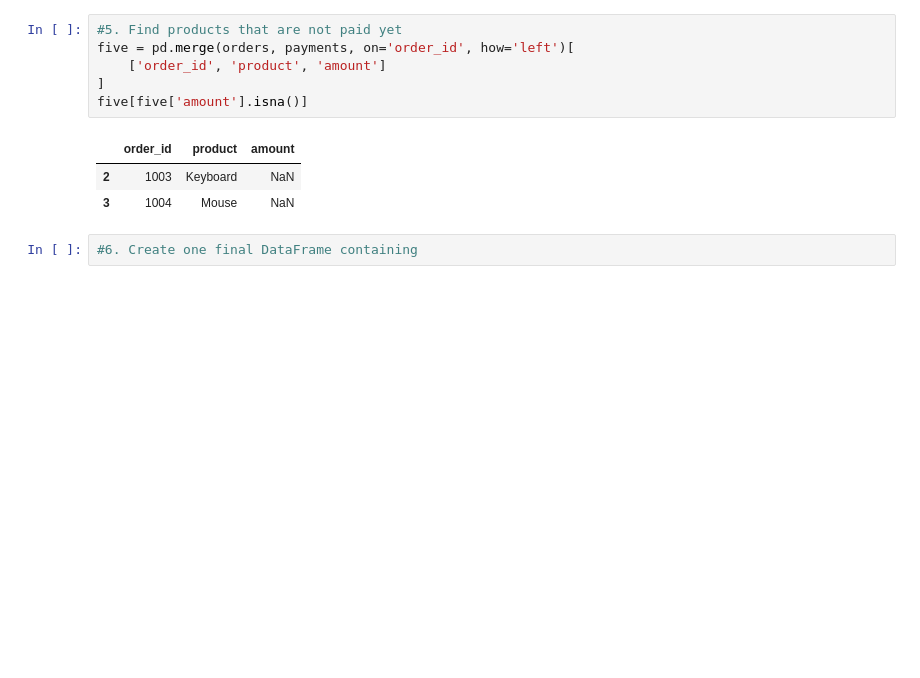
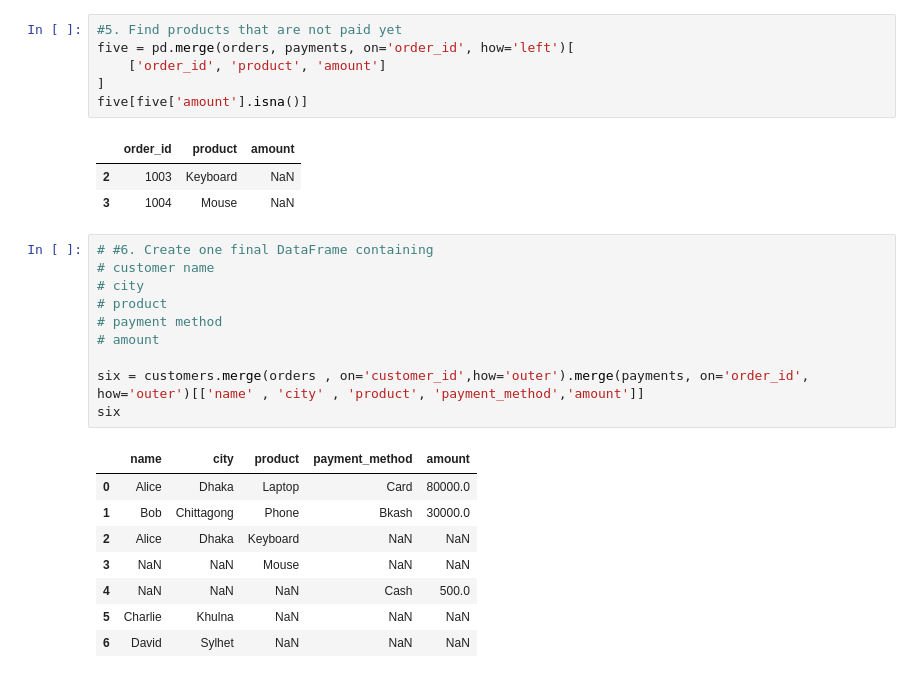
Before and after one commit to ariyan378/python-problem-solving, a Jupyter notebook: python-problem/merge_excercise.ipynb, the cells around one changed output. Cells and saved outputs as stored; diff of their text form; blank space fills up the shorter version.

Commit message:
merge pandas

```diff
--- a/python-problem/merge_excercise.ipynb
+++ b/python-problem/merge_excercise.ipynb
@@ -88,7 +89,24 @@ five[five['amount'].isna()]
 |  | order_id | product | amount |
 | 2 | 1003 | Keyboard | NaN |
 | 3 | 1004 | Mouse | NaN |
-# %%
-#6. Create one final DataFrame containing
+# %%
+# #6. Create one final DataFrame containing
+# customer name
+# city
+# product
+# payment method
+# amount
+
+six = customers.merge(orders , on='customer_id',how='outer').merge(payments, on='order_id', how='outer')[['name' , 'city' , 'product', 'payment_method','amount']]
+six
+# %% [output]
+|  | name | city | product | payment_method | amount |
+| 0 | Alice | Dhaka | Laptop | Card | 80000.0 |
+| 1 | Bob | Chittagong | Phone | Bkash | 30000.0 |
+| 2 | Alice | Dhaka | Keyboard | NaN | NaN |
+| 3 | NaN | NaN | Mouse | NaN | NaN |
+| 4 | NaN | NaN | NaN | Cash | 500.0 |
+| 5 | Charlie | Khulna | NaN | NaN | NaN |
+| 6 | David | Sylhet | NaN | NaN | NaN |
 # %%
 #7. Count how many orders each customer made
```
Also changed, not shown: parts of 6 cells of this notebook.
